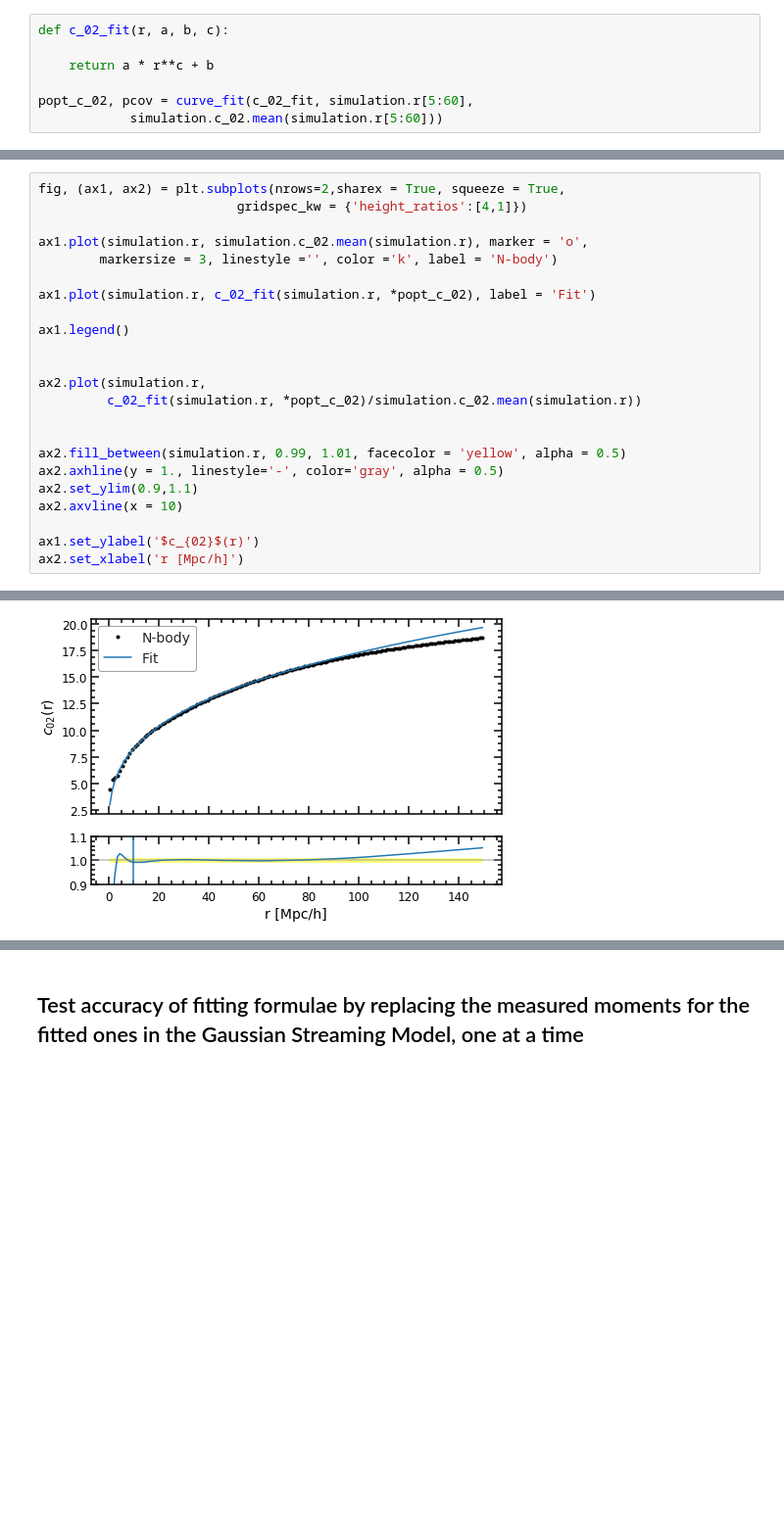
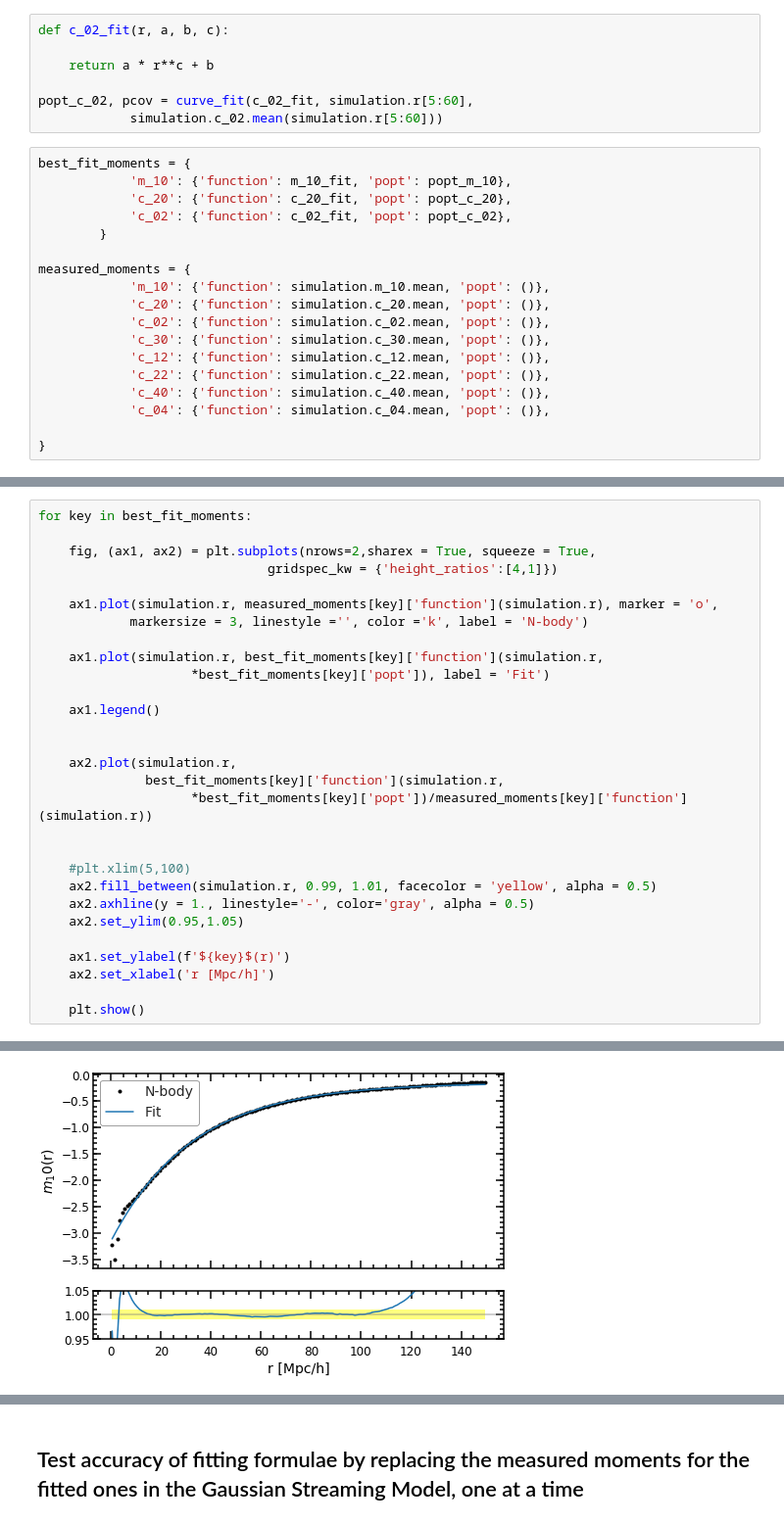
Before and after one commit to florpi/StreamingModel, a Jupyter notebook: streaming/taylor_expansion/fitting_moments_accuracy_multipoles.ipynb, the cells around one changed output, grey strips where cells are left out. Shown: that part at 98% size. Drawn from its saved outputs; the diff is of its cells as text; blank space fills up the shorter version.

Commit message:
bad implementation subtituting moments, redo

```diff
--- a/streaming/taylor_expansion/fitting_moments_accuracy_multipoles.ipynb
+++ b/streaming/taylor_expansion/fitting_moments_accuracy_multipoles.ipynb
@@ -100,3 +45,21 @@ def c_02_fit(r, a, b, c):
 
 popt_c_02, pcov = curve_fit(c_02_fit, simulation.r[5:60],
             simulation.c_02.mean(simulation.r[5:60]))
+# %%
+best_fit_moments = {
+            'm_10': {'function': m_10_fit, 'popt': popt_m_10},
+            'c_20': {'function': c_20_fit, 'popt': popt_c_20},
+            'c_02': {'function': c_02_fit, 'popt': popt_c_02},
+        }
+
+measured_moments = {
+            'm_10': {'function': simulation.m_10.mean, 'popt': ()},
+            'c_20': {'function': simulation.c_20.mean, 'popt': ()},
+            'c_02': {'function': simulation.c_02.mean, 'popt': ()},
+            'c_30': {'function': simulation.c_30.mean, 'popt': ()},
+            'c_12': {'function': simulation.c_12.mean, 'popt': ()},
+            'c_22': {'function': simulation.c_22.mean, 'popt': ()},
+            'c_40': {'function': simulation.c_40.mean, 'popt': ()},
+            'c_04': {'function': simulation.c_04.mean, 'popt': ()},
+
+}
@@ -103,24 +77,30 @@ popt_c_02, pcov = curve_fit(c_02_fit, simulation.r[5:60],
 # %%
-fig, (ax1, ax2) = plt.subplots(nrows=2,sharex = True, squeeze = True,
-                          gridspec_kw = {'height_ratios':[4,1]})
+for key in best_fit_moments:
 
-ax1.plot(simulation.r, simulation.c_02.mean(simulation.r), marker = 'o',
-        markersize = 3, linestyle ='', color ='k', label = 'N-body')
+    fig, (ax1, ax2) = plt.subplots(nrows=2,sharex = True, squeeze = True,
+                              gridspec_kw = {'height_ratios':[4,1]})
 
-ax1.plot(simulation.r, c_02_fit(simulation.r, *popt_c_02), label = 'Fit')
+    ax1.plot(simulation.r, measured_moments[key]['function'](simulation.r), marker = 'o',
+            markersize = 3, linestyle ='', color ='k', label = 'N-body')
 
-ax1.legend()
+    ax1.plot(simulation.r, best_fit_moments[key]['function'](simulation.r,
+                    *best_fit_moments[key]['popt']), label = 'Fit')
+
+    ax1.legend()
 
 
-ax2.plot(simulation.r,
-         c_02_fit(simulation.r, *popt_c_02)/simulation.c_02.mean(simulation.r))
+    ax2.plot(simulation.r,
+              best_fit_moments[key]['function'](simulation.r,
+                    *best_fit_moments[key]['popt'])/measured_moments[key]['function'](simulation.r))
 
 
-ax2.fill_between(simulation.r, 0.99, 1.01, facecolor = 'yellow', alpha = 0.5)
-ax2.axhline(y = 1., linestyle='-', color='gray', alpha = 0.5)
-ax2.set_ylim(0.9,1.1)
-ax2.axvline(x = 10)
+    #plt.xlim(5,100)
+    ax2.fill_between(simulation.r, 0.99, 1.01, facecolor = 'yellow', alpha = 0.5)
+    ax2.axhline(y = 1., linestyle='-', color='gray', alpha = 0.5)
+    ax2.set_ylim(0.95,1.05)
 
-ax1.set_ylabel('$c_{02}$(r)')
-ax2.set_xlabel('r [Mpc/h]')
+    ax1.set_ylabel(f'${key}$(r)')
+    ax2.set_xlabel('r [Mpc/h]')
+
+    plt.show()
 # %% [output]
@@ -128 +107 @@ Text(0.5,0,'r [Mpc/h]')
-[figure, old version]
+[figure, new version]
```
Also changed, not shown: parts of 28 cells of this notebook.
